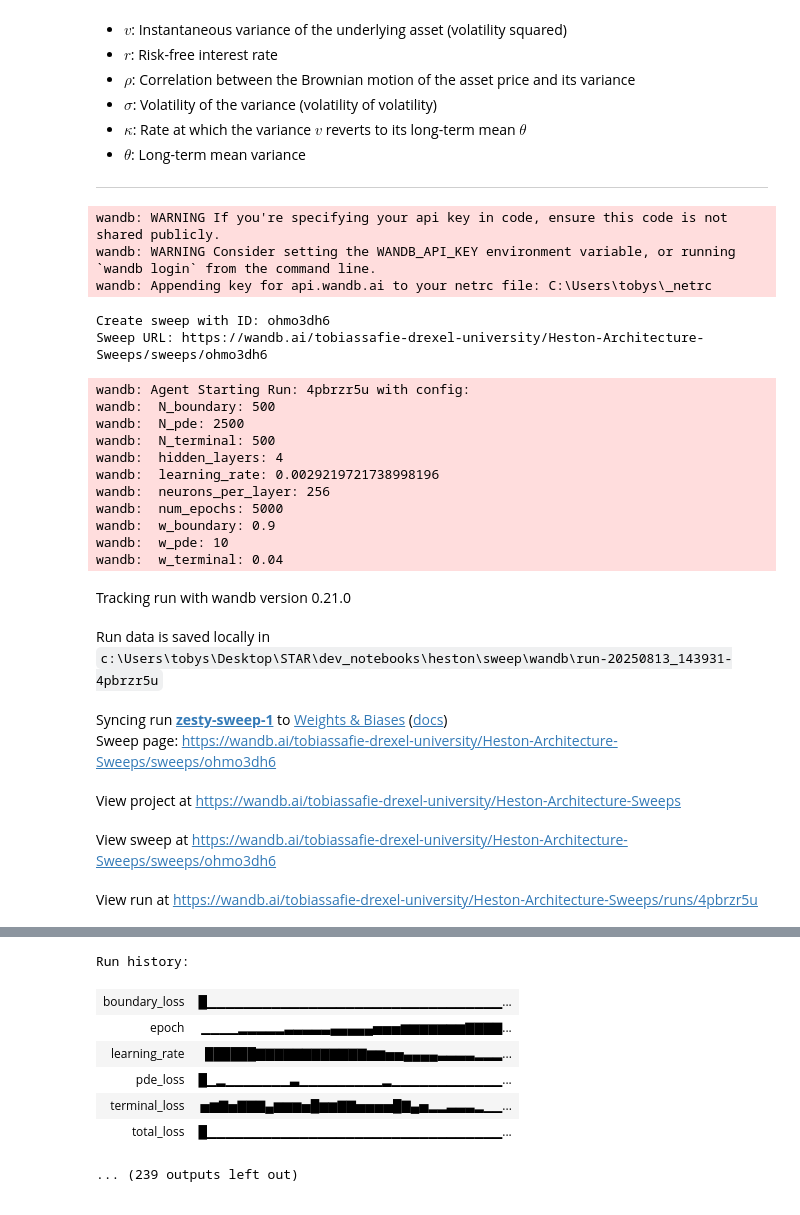
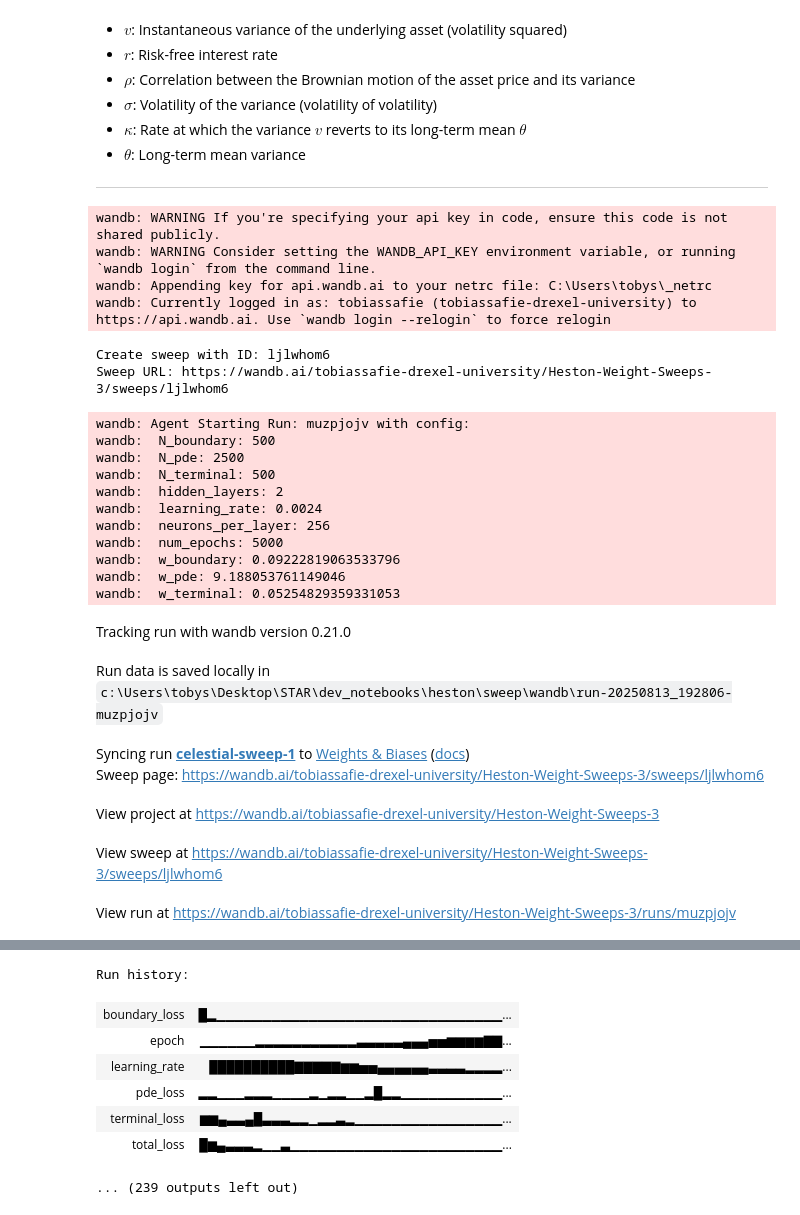
Before and after one commit to tobiassafie/STAR, a Jupyter notebook: dev_notebooks/heston/sweep/heston_sweep.ipynb, the cells around one changed output, grey strips where cells are left out. Cells and saved outputs as stored; diff of their text form; code cells hidden in the pictures.

Commit message:
End of STAR

```diff
--- a/dev_notebooks/heston/sweep/heston_sweep.ipynb
+++ b/dev_notebooks/heston/sweep/heston_sweep.ipynb
@@ -210,65 +210,66 @@ if __name__ == '__main__':
 
     # --- Flags to toggle which hyperparameters to sweep ---
     config_flags = {
-        'sweep_hidden_layers': True,
-        'sweep_neurons_per_layer': True,
-        'sweep_learning_rate': True,
-        'sweep_w_pde': False,
-        'sweep_w_boundary': False,
-        'sweep_w_terminal': False,
+        'sweep_hidden_layers': False,
+        'sweep_neurons_per_layer': False,
+        'sweep_learning_rate': False,
+        'sweep_w_pde': True,
+        'sweep_w_boundary': True,
+        'sweep_w_terminal': True,
         'sweep_method': 'bayes'  # 'random', 'bayes', or 'grid'
     }
 
     # --- Default values if a parameter is not being swept ---
     fixed_defaults = {
-        'hidden_layers': 4,
-        'neurons_per_layer': 32,
+        'hidden_layers': 2,
+        'neurons_per_layer': 256,
         'learning_rate': 0.0024,
         'w_pde': 10.0,
         'w_boundary': 0.9,
         'w_terminal': 0.04,
         'num_epochs': 5000, # Reduced for quicker sweep runs
         'N_pde': 2500,
         'N_boundary': 500,
         'N_terminal': 500
     }
 
     num_sweeps = 25 # How many runs you want the agent to execute
 
     # --- Generate config and run sweep ---
     sweep_config = generate_sweep_config(config_flags, fixed_defaults)
-    sweep_id = wandb.sweep(sweep_config, project="Heston-Architecture-Sweeps")
+    sweep_id = wandb.sweep(sweep_config, project="Heston-Weight-Sweeps-3")
     wandb.agent(sweep_id, function=train_pinn_sweep, count=num_sweeps)
 # %% [output]
 wandb: WARNING If you're specifying your api key in code, ensure this code is not shared publicly.
 wandb: WARNING Consider setting the WANDB_API_KEY environment variable, or running `wandb login` from the command line.
 wandb: Appending key for api.wandb.ai to your netrc file: C:\Users\tobys\_netrc
+wandb: Currently logged in as: tobiassafie (tobiassafie-drexel-university) to https://api.wandb.ai. Use `wandb login --relogin` to force relogin
-Create sweep with ID: ohmo3dh6
-Sweep URL: https://wandb.ai/tobiassafie-drexel-university/Heston-Architecture-Sweeps/sweeps/ohmo3dh6
+Create sweep with ID: ljlwhom6
+Sweep URL: https://wandb.ai/tobiassafie-drexel-university/Heston-Weight-Sweeps-3/sweeps/ljlwhom6
-wandb: Agent Starting Run: 4pbrzr5u with config:
+wandb: Agent Starting Run: muzpjojv with config:
 wandb:  N_boundary: 500
 wandb:  N_pde: 2500
 wandb:  N_terminal: 500
-wandb:  hidden_layers: 4
-wandb:  learning_rate: 0.0029219721738998196
+wandb:  hidden_layers: 2
+wandb:  learning_rate: 0.0024
 wandb:  neurons_per_layer: 256
 wandb:  num_epochs: 5000
-wandb:  w_boundary: 0.9
-wandb:  w_pde: 10
-wandb:  w_terminal: 0.04
+wandb:  w_boundary: 0.09222819063533796
+wandb:  w_pde: 9.188053761149046
+wandb:  w_terminal: 0.05254829359331053
 Tracking run with wandb version 0.21.0
-Run data is saved locally in c:\Users\tobys\Desktop\STAR\dev_notebooks\heston\sweep\wandb\run-20250813_143931-4pbrzr5u
+Run data is saved locally in c:\Users\tobys\Desktop\STAR\dev_notebooks\heston\sweep\wandb\run-20250813_192806-muzpjojv
-Syncing run zesty-sweep-1 to Weights & Biases (docs)
-Sweep page: https://wandb.ai/tobiassafie-drexel-university/Heston-Architecture-Sweeps/sweeps/ohmo3dh6
+Syncing run celestial-sweep-1 to Weights & Biases (docs)
+Sweep page: https://wandb.ai/tobiassafie-drexel-university/Heston-Weight-Sweeps-3/sweeps/ljlwhom6
-View project at https://wandb.ai/tobiassafie-drexel-university/Heston-Architecture-Sweeps
+View project at https://wandb.ai/tobiassafie-drexel-university/Heston-Weight-Sweeps-3
-View sweep at https://wandb.ai/tobiassafie-drexel-university/Heston-Architecture-Sweeps/sweeps/ohmo3dh6
+View sweep at https://wandb.ai/tobiassafie-drexel-university/Heston-Weight-Sweeps-3/sweeps/ljlwhom6
-View run at https://wandb.ai/tobiassafie-drexel-university/Heston-Architecture-Sweeps/runs/4pbrzr5u
+View run at https://wandb.ai/tobiassafie-drexel-university/Heston-Weight-Sweeps-3/runs/muzpjojv
 [interactive output not drawn]
 Run history:
-| boundary_loss | █▁▁▁▁▁▁▁▁▁▁▁▁▁▁▁▁▁▁▁▁▁▁▁▁▁▁▁▁▁▁▁▁... |
-| epoch | ▁▁▁▁▂▂▂▂▂▃▃▃▃▃▄▄▄▄▄▅▅▅▆▆▆▆▆▆▆▇▇▇▇... |
-| learning_rate | ██████▇▇▇▇▇▇▇▇▇▇▇▇▆▆▅▅▄▄▄▄▃▃▃▃▂▂▂... |
-| pde_loss | █▁▂▁▁▁▁▁▁▁▃▁▁▁▁▁▁▁▁▁▂▁▁▁▁▁▁▁▁▁▁▁▁... |
-| terminal_loss | ▅▆▇▅▇▇▇▄▆▆▆▅█▆▆▇▇▅▅▅▅█▇▄▅▂▂▃▃▃▂▁▁... |
-| total_loss | █▁▁▁▁▁▁▁▁▁▁▁▁▁▁▁▁▁▁▁▁▁▁▁▁▁▁▁▁▁▁▁▁... |
+| boundary_loss | █▂▁▁▁▁▁▁▁▁▁▁▁▁▁▁▁▁▁▁▁▁▁▁▁▁▁▁▁▁▁▁▁... |
+| epoch | ▁▁▁▁▁▁▂▂▂▂▂▂▂▂▂▂▂▃▃▃▃▃▄▄▄▅▅▆▆▆▆▇▇... |
+| learning_rate | ██████████▇▇▇▇▇▆▆▅▅▄▄▄▄▄▄▃▃▃▃▂▂▂▂... |
+| pde_loss | ▂▂▁▁▁▂▂▂▁▁▁▁▂▁▂▂▁▁▂█▂▂▁▁▁▁▁▁▁▁▁▁▁... |
+| terminal_loss | ▆▆▄▃▃▄█▃▃▃▂▂▁▂▂▃▂▁▁▁▁▁▁▁▁▁▁▁▁▁▁▁▁... |
+| total_loss | █▆▄▃▃▃▂▁▁▃▁▁▁▁▁▁▁▁▁▁▁▁▁▁▁▁▁▁▁▁▁▁▁... |
 ... (239 outputs left out)
```
Also changed, not shown: 12 other files.
